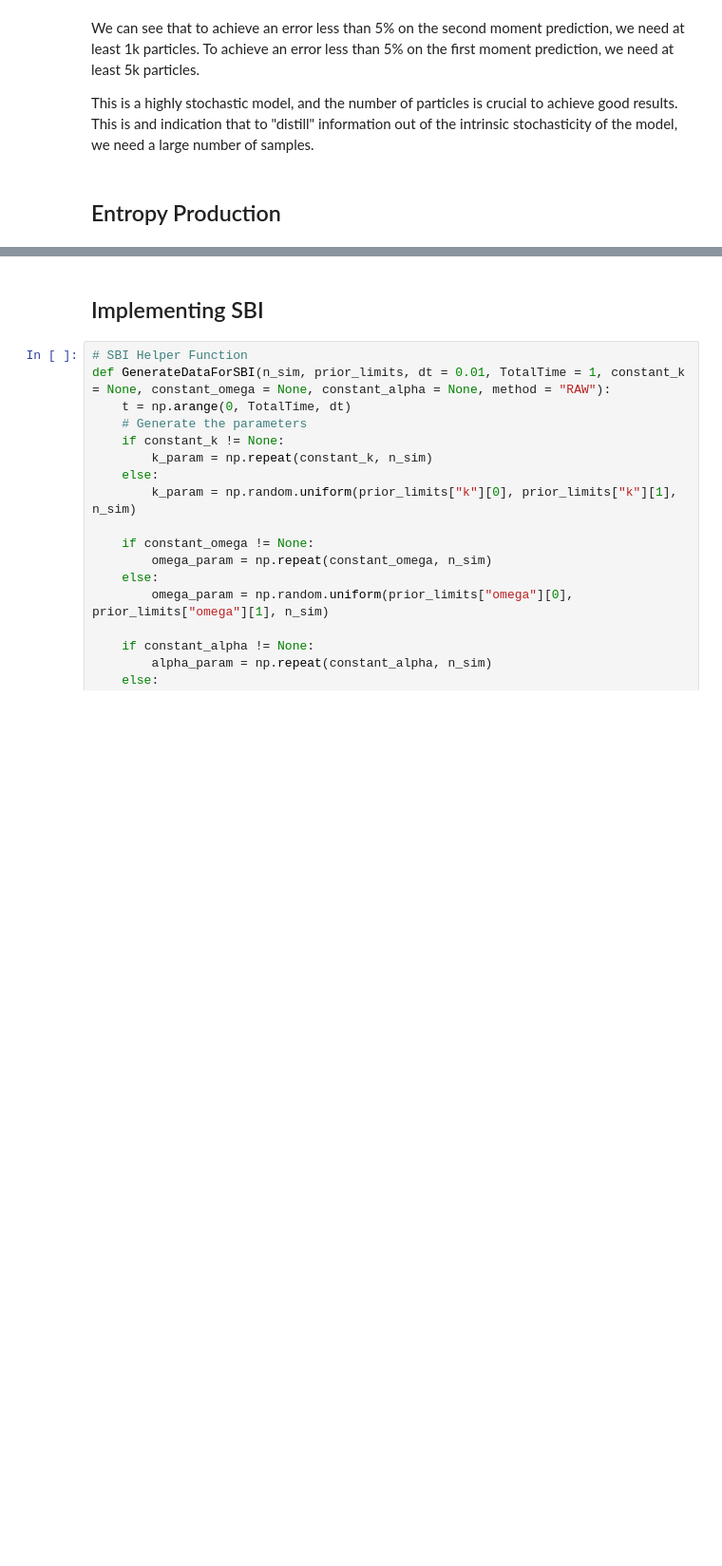
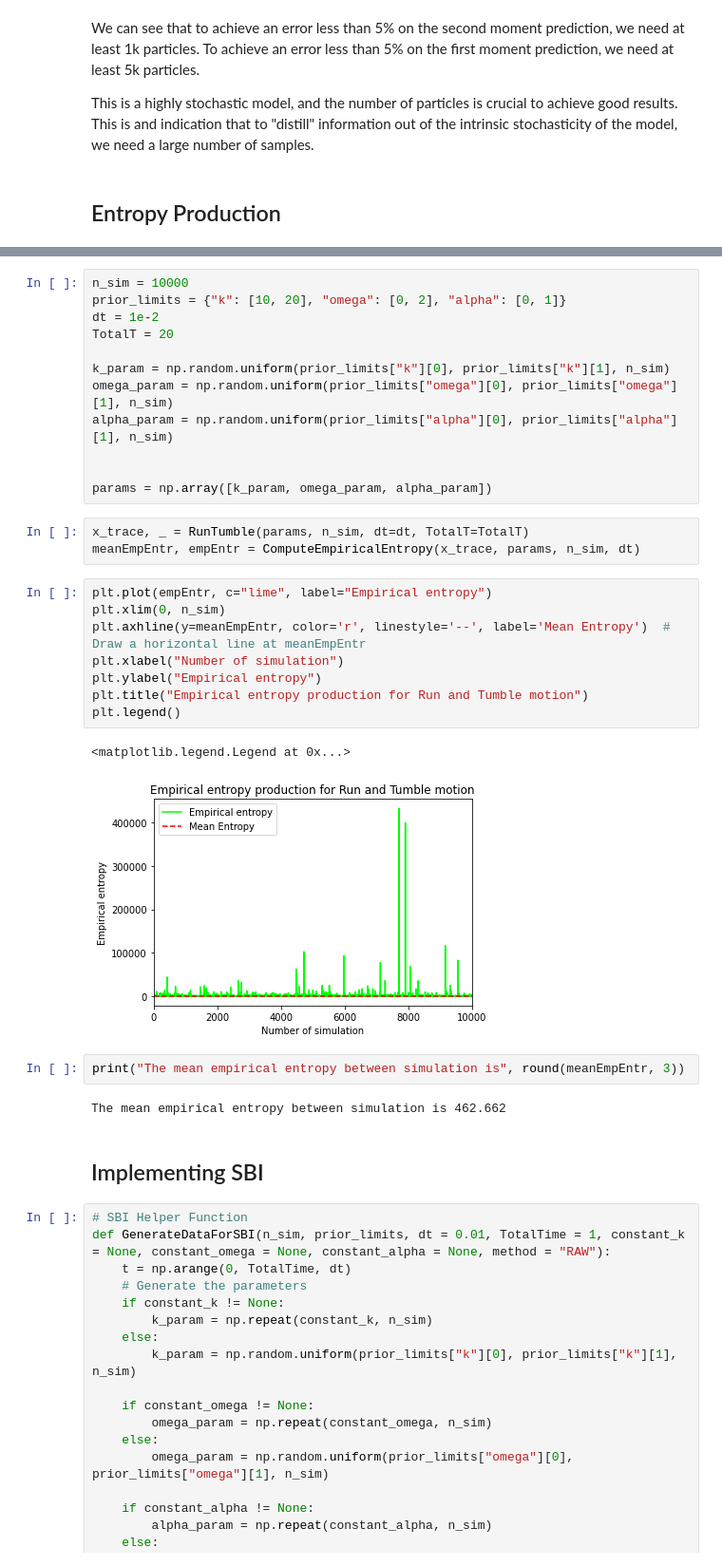
Before and after one commit to jacopocarotenuto/SBI_RedBloodCells, a Jupyter notebook: Code/Notebooks/RunTumbleFinal.ipynb, the cells around one changed output, grey strips where cells are left out. Shown at 95% size. Saved outputs shown, nothing was run; the diff lists cells and outputs as text; blank space fills up the shorter version.

```diff
--- a/Code/Notebooks/RunTumbleFinal.ipynb
+++ b/Code/Notebooks/RunTumbleFinal.ipynb
@@ -258,3 +294,33 @@ This is a highly stochastic model, and the number of particles is crucial to ach
+# %%
+n_sim = 10000
+prior_limits = {"k": [10, 20], "omega": [0, 2], "alpha": [0, 1]}
+dt = 1e-2
+TotalT = 20
+
+k_param = np.random.uniform(prior_limits["k"][0], prior_limits["k"][1], n_sim)
+omega_param = np.random.uniform(prior_limits["omega"][0], prior_limits["omega"][1], n_sim)
+alpha_param = np.random.uniform(prior_limits["alpha"][0], prior_limits["alpha"][1], n_sim)
+
+
+params = np.array([k_param, omega_param, alpha_param])
+# %%
+x_trace, _ = RunTumble(params, n_sim, dt=dt, TotalT=TotalT)
+meanEmpEntr, empEntr = ComputeEmpiricalEntropy(x_trace, params, n_sim, dt)
+# %%
+plt.plot(empEntr, c="lime", label="Empirical entropy")
+plt.xlim(0, n_sim)
+plt.axhline(y=meanEmpEntr, color='r', linestyle='--', label='Mean Entropy')  # Draw a horizontal line at meanEmpEntr
+plt.xlabel("Number of simulation")
+plt.ylabel("Empirical entropy")
+plt.title("Empirical entropy production for Run and Tumble motion")
+plt.legend()
+# %% [output]
+<matplotlib.legend.Legend at 0x...>
+[figure, added]
+# %%
+print("The mean empirical entropy between simulation is", round(meanEmpEntr, 3))
+# %% [output]
+The mean empirical entropy between simulation is 462.662
 # %% [markdown]
 ## Implementing SBI
 # %%
```
Also changed, not shown: parts of 4 cells of this notebook, 1 other file.
